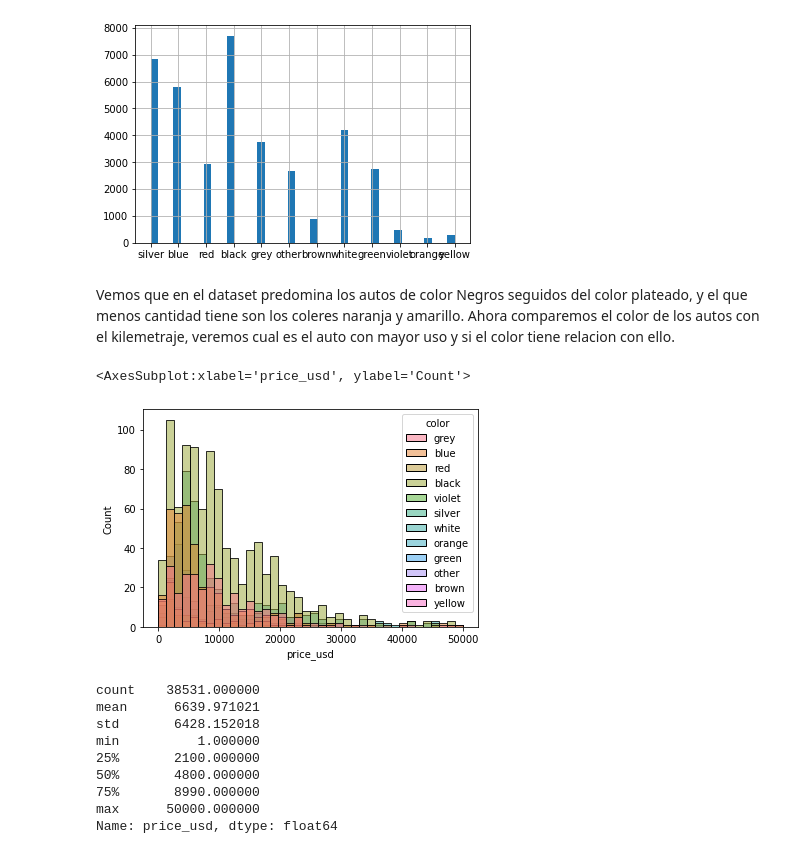
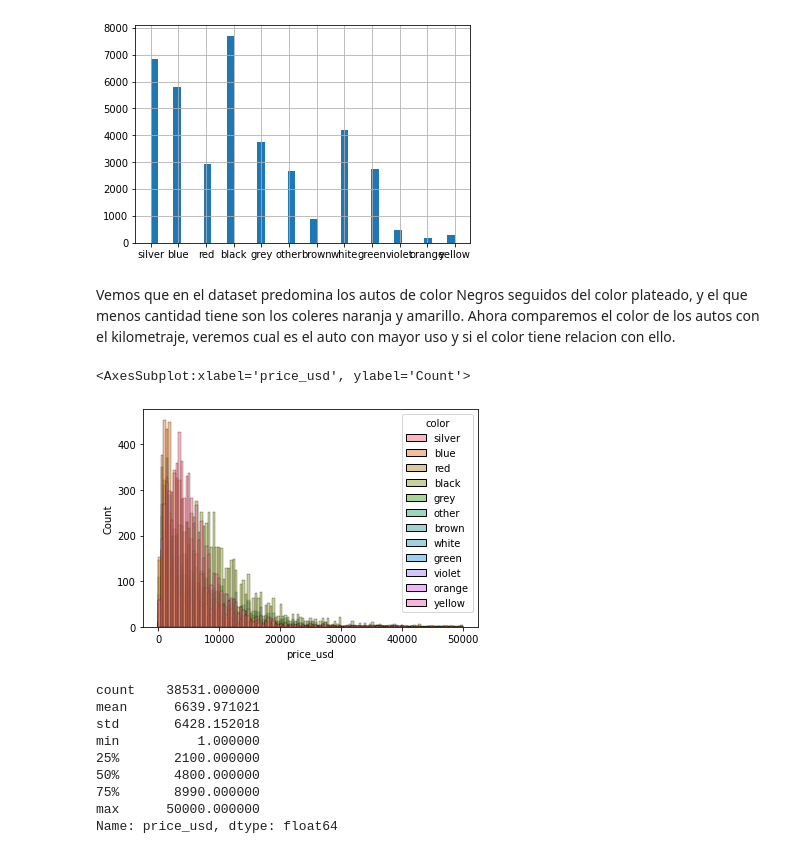
Before and after one commit to wowramon/EDA_UsedCars, a Jupyter notebook: ChallengeCars.ipynb, the cells around one changed output. Cells and saved outputs as stored; diff of their text form; code cells hidden in the pictures.

```diff
--- a/ChallengeCars.ipynb
+++ b/ChallengeCars.ipynb
@@ -104,15 +104,15 @@ df['color'].hist(bins=40)
 <AxesSubplot:>
 [figure]
 # %% [markdown]
-Vemos que en el dataset predomina los autos de color Negros seguidos del color plateado, y el que menos cantidad tiene son los coleres naranja y amarillo. Ahora comparemos el color de los autos con el kilemetraje, veremos cual es el auto con mayor uso y si el color tiene relacion con ello.
+Vemos que en el dataset predomina los autos de color Negros seguidos del color plateado, y el que menos cantidad tiene son los coleres naranja y amarillo. Ahora comparemos el color de los autos con el kilometraje, veremos cual es el auto con mayor uso y si el color tiene relacion con ello.
 # %%
 # Q7_df = df[(df['manufacturer_name']=='Audi') & (df['model_name']=='Q7')]
 # sns.histplot(Q7_df, x ='price_usd', hue='year_produced')
 Color_df = df[(df['manufacturer_name'] == 'BMW') & (df['color'])]
-sns.histplot(Color_df, x = 'price_usd', hue='color')
+sns.histplot(df, x = 'price_usd', hue='color')
 # %% [output]
 <AxesSubplot:xlabel='price_usd', ylabel='Count'>
-[figure, old version]
+[figure, new version]
 # %%
 df['price_usd'].describe()
 # %% [output]
```
